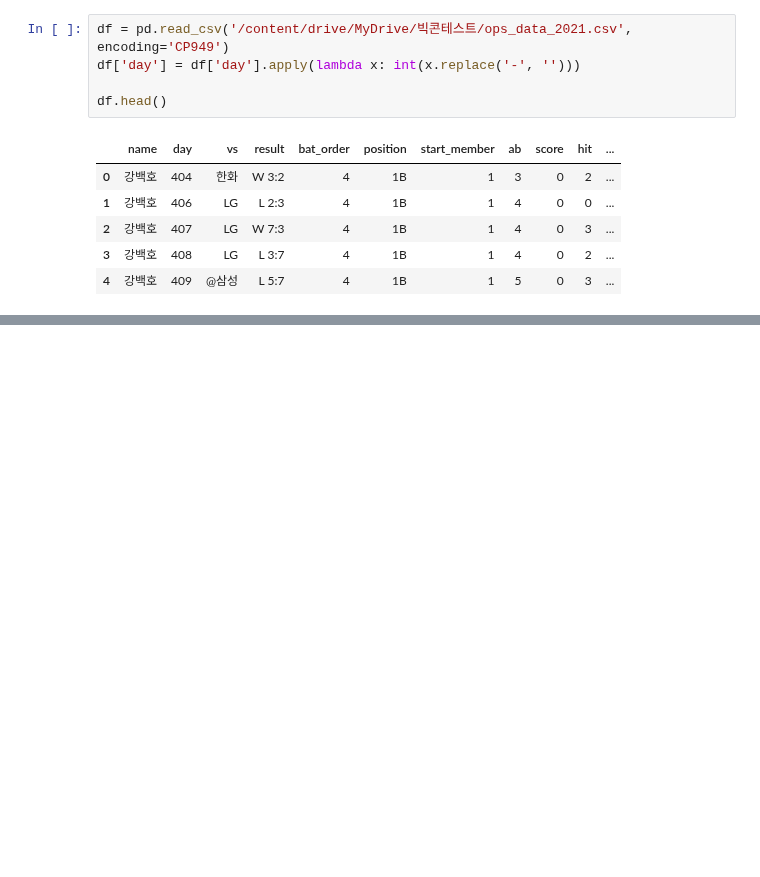
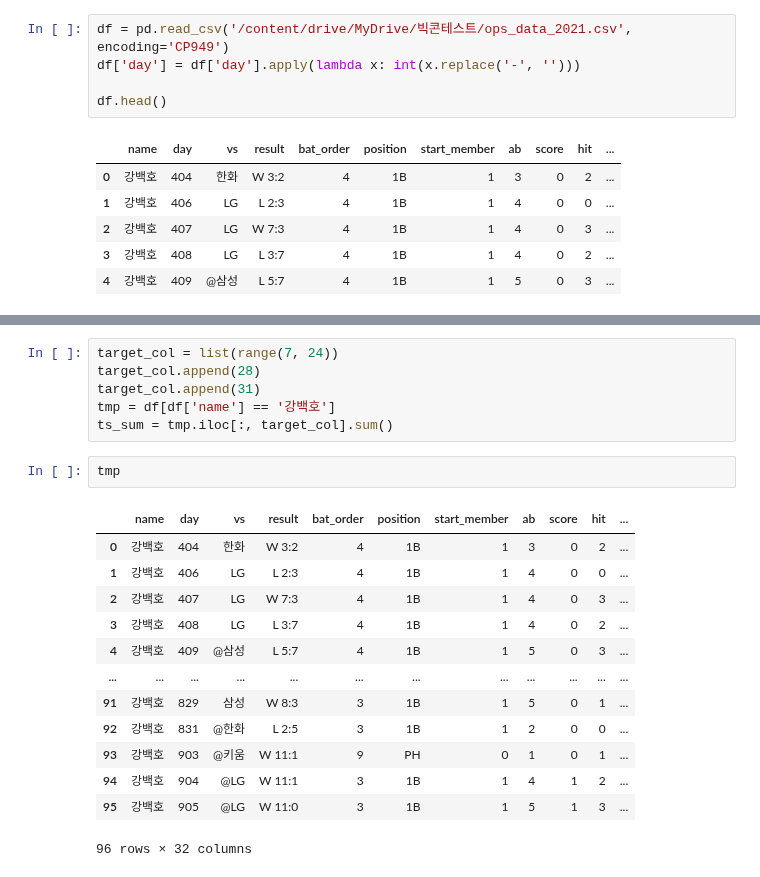
Before and after one commit to KimGriezmann/Bigcontest_2021, a Jupyter notebook: working_space_SeongGwan/split_coding.ipynb, the cells around one changed output, grey strips where cells are left out. Cells and saved outputs as stored; diff of their text form; blank space fills up the shorter version.

```diff
--- a/working_space_SeongGwan/split_coding.ipynb
+++ b/working_space_SeongGwan/split_coding.ipynb
@@ -146,0 +79,22 @@ def random_split(seed, pred_num):
+# %%
+target_col = list(range(7, 24))
+target_col.append(28)
+target_col.append(31)
+tmp = df[df['name'] == '강백호']
+ts_sum = tmp.iloc[:, target_col].sum()
+# %%
+tmp
+# %% [output]
+|  | name | day | vs | result | bat_order | position | start_member | ab | score | hit | ... |
+| 0 | 강백호 | 404 | 한화 | W 3:2 | 4 | 1B | 1 | 3 | 0 | 2 | ... |
+| 1 | 강백호 | 406 | LG | L 2:3 | 4 | 1B | 1 | 4 | 0 | 0 | ... |
+| 2 | 강백호 | 407 | LG | W 7:3 | 4 | 1B | 1 | 4 | 0 | 3 | ... |
+| 3 | 강백호 | 408 | LG | L 3:7 | 4 | 1B | 1 | 4 | 0 | 2 | ... |
+| 4 | 강백호 | 409 | @삼성 | L 5:7 | 4 | 1B | 1 | 5 | 0 | 3 | ... |
+| ... | ... | ... | ... | ... | ... | ... | ... | ... | ... | ... | ... |
+| 91 | 강백호 | 829 | 삼성 | W 8:3 | 3 | 1B | 1 | 5 | 0 | 1 | ... |
+| 92 | 강백호 | 831 | @한화 | L 2:5 | 3 | 1B | 1 | 2 | 0 | 0 | ... |
+| 93 | 강백호 | 903 | @키움 | W 11:1 | 9 | PH | 0 | 1 | 0 | 1 | ... |
+| 94 | 강백호 | 904 | @LG | W 11:1 | 3 | 1B | 1 | 4 | 1 | 2 | ... |
+| 95 | 강백호 | 905 | @LG | W 11:0 | 3 | 1B | 1 | 5 | 1 | 3 | ... |
+96 rows × 32 columns
```
Also changed, not shown: parts of 8 cells of this notebook.
